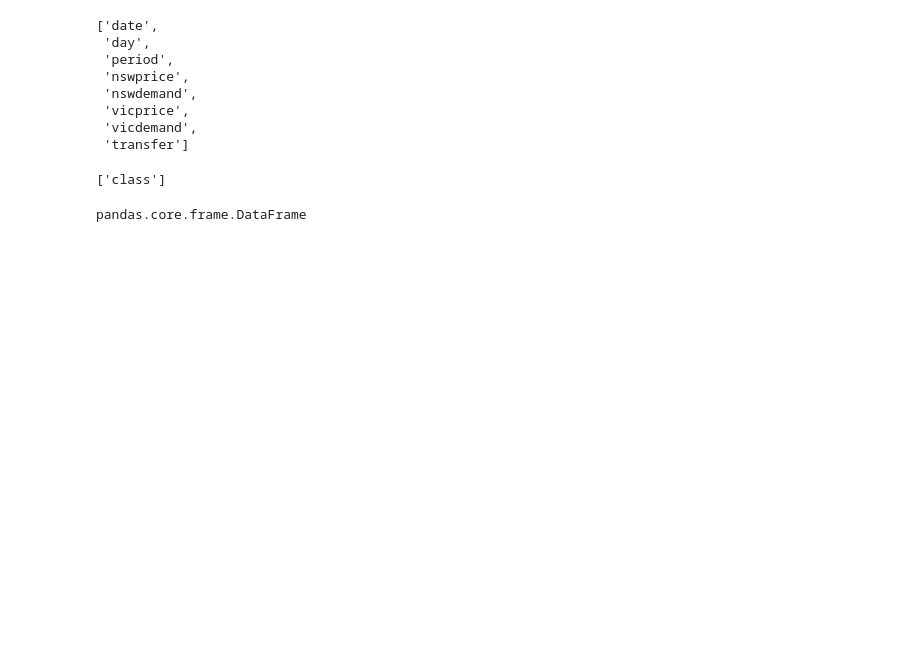
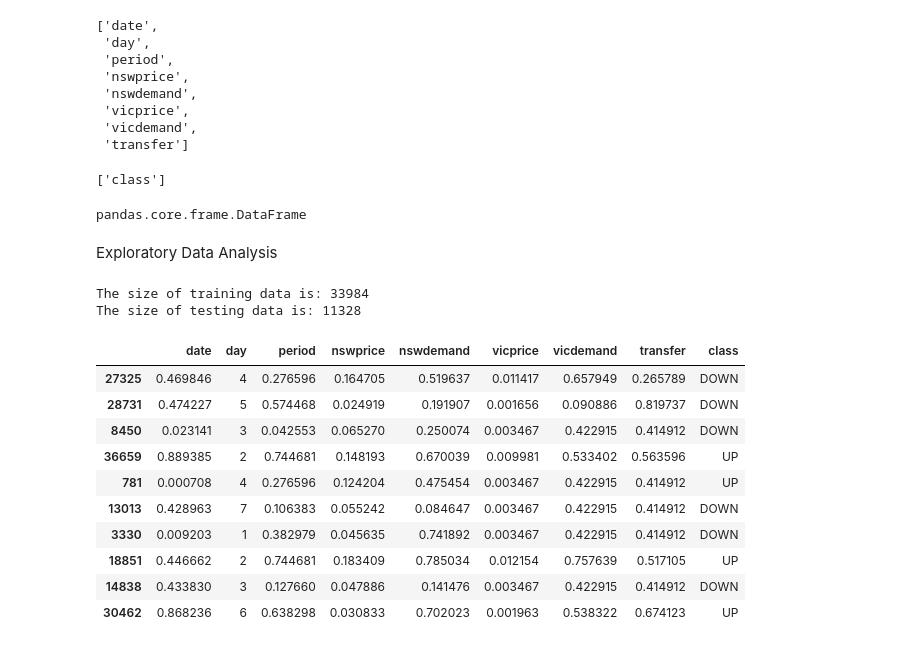
Before and after one commit to Slimcent/Classificatio_Jupyter_Files, a Jupyter notebook: Predicting the increase or decrease of electricity prices.ipynb, the cells around one changed output. Drawn from its saved outputs; the diff is of its cells as text; code cells hidden in the pictures; blank space fills up the shorter version.

```diff
--- a/Predicting the increase or decrease of electricity prices.ipynb
+++ b/Predicting the increase or decrease of electricity prices.ipynb
@@ -87,3 +85,28 @@ elec_df = elec_data.frame
 type(elec_df )
 # %% [output]
 pandas.core.frame.DataFrame
+# %% [markdown]
+Exploratory Data Analysis
+# %%
+train_data, test_data = train_test_split(elec_df , test_size=0.25,random_state=20)
+
+print('The size of training data is: {} \nThe size of testing data is: {}'.format(len(train_data), len(test_data)))
+# %% [output]
+The size of training data is: 33984
+The size of testing data is: 11328
+# %%
+# Displaying the first rows
+
+train_data.head(10)
+# %% [output]
+|  | date | day | period | nswprice | nswdemand | vicprice | vicdemand | transfer | class |
+| 27325 | 0.469846 | 4 | 0.276596 | 0.164705 | 0.519637 | 0.011417 | 0.657949 | 0.265789 | DOWN |
+| 28731 | 0.474227 | 5 | 0.574468 | 0.024919 | 0.191907 | 0.001656 | 0.090886 | 0.819737 | DOWN |
+| 8450 | 0.023141 | 3 | 0.042553 | 0.065270 | 0.250074 | 0.003467 | 0.422915 | 0.414912 | DOWN |
+| 36659 | 0.889385 | 2 | 0.744681 | 0.148193 | 0.670039 | 0.009981 | 0.533402 | 0.563596 | UP |
+| 781 | 0.000708 | 4 | 0.276596 | 0.124204 | 0.475454 | 0.003467 | 0.422915 | 0.414912 | UP |
+| 13013 | 0.428963 | 7 | 0.106383 | 0.055242 | 0.084647 | 0.003467 | 0.422915 | 0.414912 | DOWN |
+| 3330 | 0.009203 | 1 | 0.382979 | 0.045635 | 0.741892 | 0.003467 | 0.422915 | 0.414912 | DOWN |
+| 18851 | 0.446662 | 2 | 0.744681 | 0.183409 | 0.785034 | 0.012154 | 0.757639 | 0.517105 | UP |
+| 14838 | 0.433830 | 3 | 0.127660 | 0.047886 | 0.141476 | 0.003467 | 0.422915 | 0.414912 | DOWN |
+| 30462 | 0.868236 | 6 | 0.638298 | 0.030833 | 0.702023 | 0.001963 | 0.538322 | 0.674123 | UP |
```
Also changed, not shown: parts of 8 cells of this notebook.
